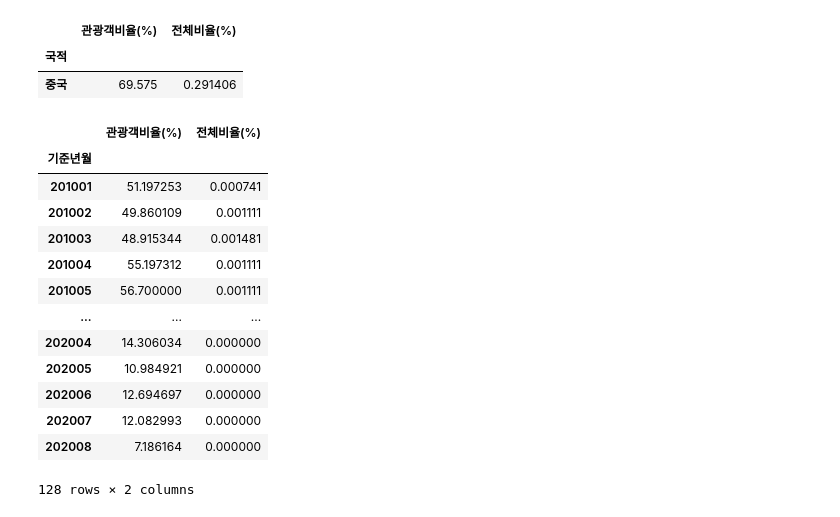
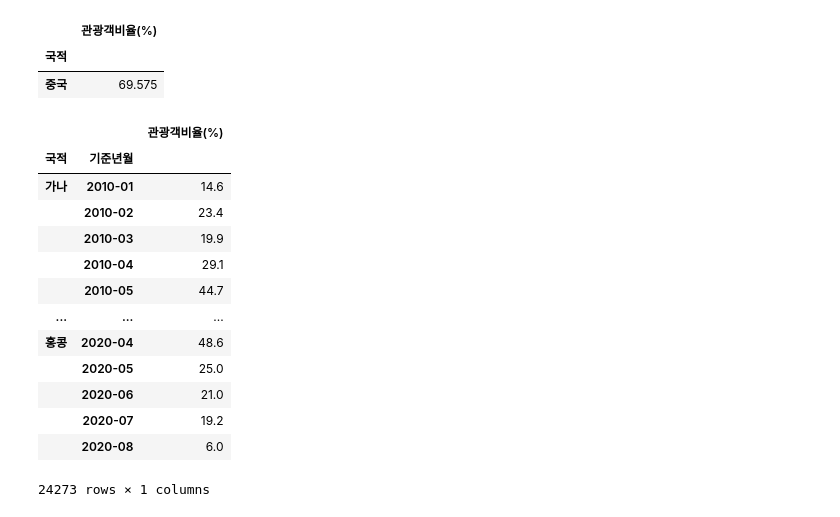
Before and after one commit to SungminSo/data-with-code, a Jupyter notebook: tourists_event/data_visualize.ipynb, the cells around one changed output. Saved outputs shown, nothing was run; the diff lists cells and outputs as text; code cells hidden in the pictures.

Commit message:
data_preprocessing 전체비율 제거 & 기준년월 수정, data_visualize 1 완료

```diff
--- a/tourists_event/data_visualize.ipynb
+++ b/tourists_event/data_visualize.ipynb
@@ -22,23 +22,23 @@ kto_total[condition]
 # %%
-kto_total[condition].pivot_table(values=['관광객비율(%)', '전체비율(%)'], index='국적', aggfunc='mean')
+kto_total[condition].pivot_table(values=['관광객비율(%)'], index='국적', aggfunc='mean')
 # %% [output]
-|  | 관광객비율(%) | 전체비율(%) |
-| 국적 |  |  |
-| 중국 | 69.575 | 0.291406 |
+|  | 관광객비율(%) |
+| 국적 |  |
+| 중국 | 69.575 |
 # %%
-kto_total.pivot_table(values=['관광객비율(%)', '전체비율(%)'], index='기준년월', aggfunc='mean')
+kto_total.pivot_table(values=['관광객비율(%)'], index=['국적', '기준년월'], aggfunc='mean')
 # %% [output]
-|  | 관광객비율(%) | 전체비율(%) |
-| 기준년월 |  |  |
-| 201001 | 51.197253 | 0.000741 |
-| 201002 | 49.860109 | 0.001111 |
-| 201003 | 48.915344 | 0.001481 |
-| 201004 | 55.197312 | 0.001111 |
-| 201005 | 56.700000 | 0.001111 |
+|  |  | 관광객비율(%) |
+| 국적 | 기준년월 |  |
+| 가나 | 2010-01 | 14.6 |
+|  | 2010-02 | 23.4 |
+|  | 2010-03 | 19.9 |
+|  | 2010-04 | 29.1 |
+|  | 2010-05 | 44.7 |
 | ... | ... | ... |
-| 202004 | 14.306034 | 0.000000 |
-| 202005 | 10.984921 | 0.000000 |
-| 202006 | 12.694697 | 0.000000 |
-| 202007 | 12.082993 | 0.000000 |
-| 202008 | 7.186164 | 0.000000 |
+| 홍콩 | 2020-04 | 48.6 |
+|  | 2020-05 | 25.0 |
+|  | 2020-06 | 21.0 |
+|  | 2020-07 | 19.2 |
+|  | 2020-08 | 6.0 |
-128 rows × 2 columns
+24273 rows × 1 columns
```
Also changed, not shown: parts of 6 cells of this notebook, 2 other files.
